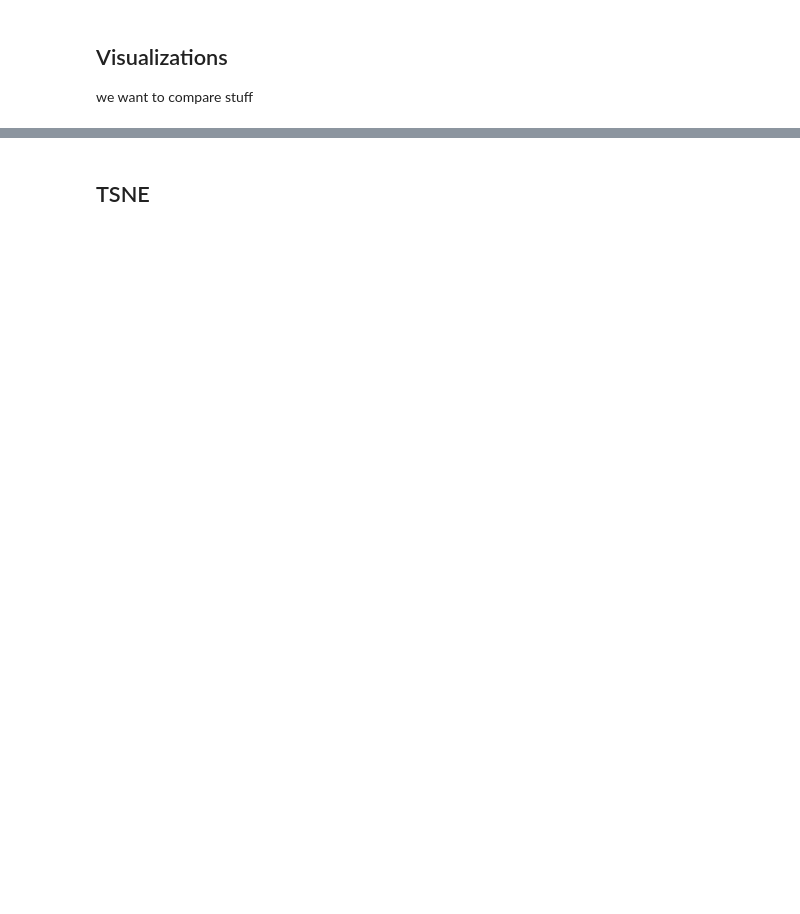
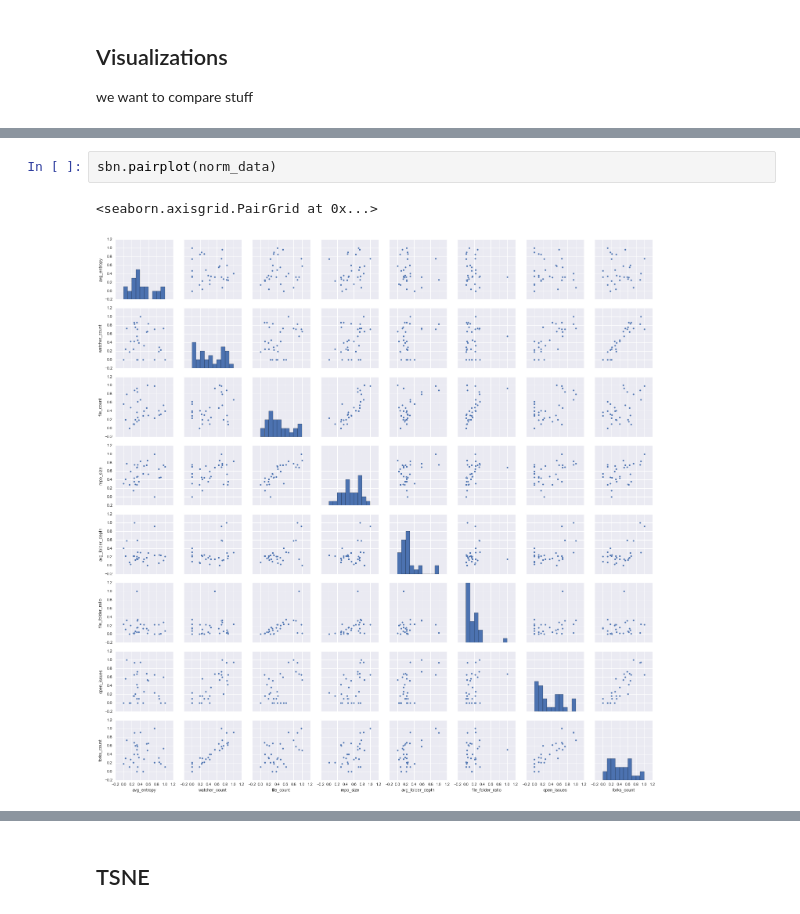
Before and after one commit to mbornstein/GithubRepoClassification, a Jupyter notebook: notebooks/Data Visualization.ipynb, the cells around one changed output, grey strips where cells are left out. Cells and saved outputs as stored; diff of their text form; blank space fills up the shorter version.

```diff
--- a/notebooks/Data Visualization.ipynb
+++ b/notebooks/Data Visualization.ipynb
@@ -65,3 +119,8 @@ sbn.pairplot(data)
+# %%
+sbn.pairplot(norm_data)
+# %% [output]
+<seaborn.axisgrid.PairGrid at 0x...>
+[figure, added]
 # %%
 #fig = plt.figure(figsize=(16,8))
 f, axarr = plt.subplots(len(metricCollection), sharex=True, figsize=(16,20))
```
Also changed, not shown: parts of 8 cells of this notebook.
